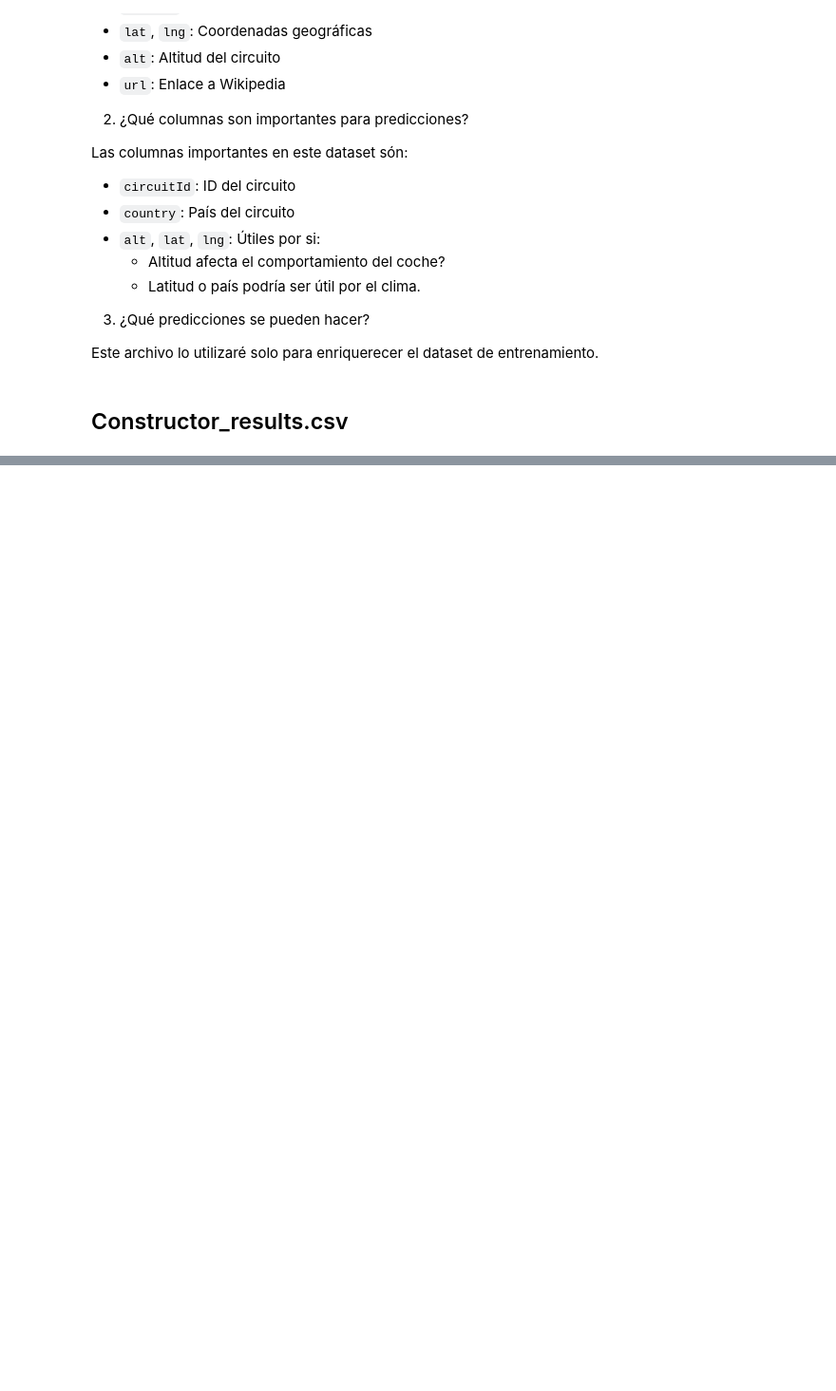
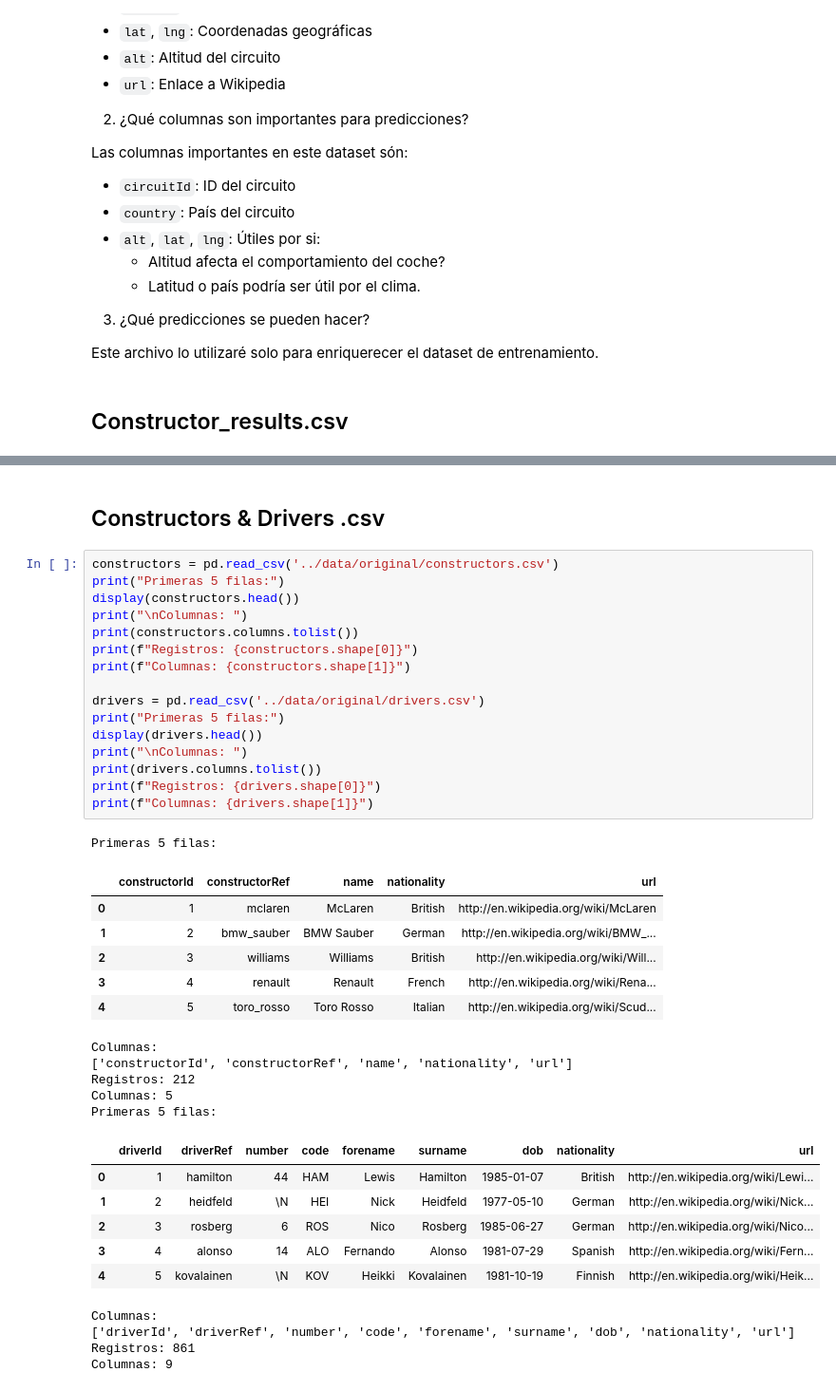
Before and after one commit to PolPujolSantaella/f1-strategy-predictor, a Jupyter notebook: notebooks/01_notebook_exploreDataset.ipynb, the cells around one changed output, grey strips where cells are left out. Shown: that part at 95% size. Drawn from its saved outputs; the diff is of its cells as text; blank space fills up the shorter version.

```diff
--- a/notebooks/01_notebook_exploreDataset.ipynb
+++ b/notebooks/01_notebook_exploreDataset.ipynb
@@ -128,0 +208,41 @@ Columnas: 5
+# %% [markdown]
+## Constructors & Drivers .csv
+# %%
+constructors = pd.read_csv('../data/original/constructors.csv')
+print("Primeras 5 filas:")
+display(constructors.head())
+print("\nColumnas: ")
+print(constructors.columns.tolist())
+print(f"Registros: {constructors.shape[0]}")
+print(f"Columnas: {constructors.shape[1]}")
+
+drivers = pd.read_csv('../data/original/drivers.csv')
+print("Primeras 5 filas:")
+display(drivers.head())
+print("\nColumnas: ")
+print(drivers.columns.tolist())
+print(f"Registros: {drivers.shape[0]}")
+print(f"Columnas: {drivers.shape[1]}")
+# %% [output]
+Primeras 5 filas:
+|  | constructorId | constructorRef | name | nationality | url |
+| 0 | 1 | mclaren | McLaren | British | http://en.wikipedia.org/wiki/McLaren |
+| 1 | 2 | bmw_sauber | BMW Sauber | German | http://en.wikipedia.org/wiki/BMW_... |
+| 2 | 3 | williams | Williams | British | http://en.wikipedia.org/wiki/Will... |
+| 3 | 4 | renault | Renault | French | http://en.wikipedia.org/wiki/Rena... |
+| 4 | 5 | toro_rosso | Toro Rosso | Italian | http://en.wikipedia.org/wiki/Scud... |
+Columnas:
+['constructorId', 'constructorRef', 'name', 'nationality', 'url']
+Registros: 212
+Columnas: 5
+Primeras 5 filas:
+|  | driverId | driverRef | number | code | forename | surname | dob | nationality | url |
+| 0 | 1 | hamilton | 44 | HAM | Lewis | Hamilton | 1985-01-07 | British | http://en.wikipedia.org/wiki/Lewi... |
+| 1 | 2 | heidfeld | \N | HEI | Nick | Heidfeld | 1977-05-10 | German | http://en.wikipedia.org/wiki/Nick... |
+| 2 | 3 | rosberg | 6 | ROS | Nico | Rosberg | 1985-06-27 | German | http://en.wikipedia.org/wiki/Nico... |
+| 3 | 4 | alonso | 14 | ALO | Fernando | Alonso | 1981-07-29 | Spanish | http://en.wikipedia.org/wiki/Fern... |
+| 4 | 5 | kovalainen | \N | KOV | Heikki | Kovalainen | 1981-10-19 | Finnish | http://en.wikipedia.org/wiki/Heik... |
+Columnas:
+['driverId', 'driverRef', 'number', 'code', 'forename', 'surname', 'dob', 'nationality', 'url']
+Registros: 861
+Columnas: 9
```
Also changed, not shown: parts of 9 cells of this notebook.
